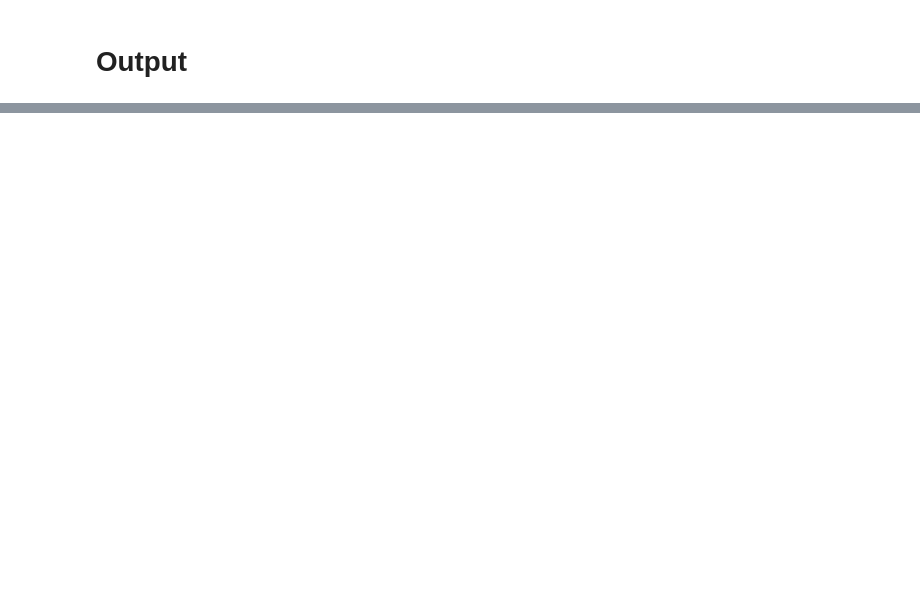
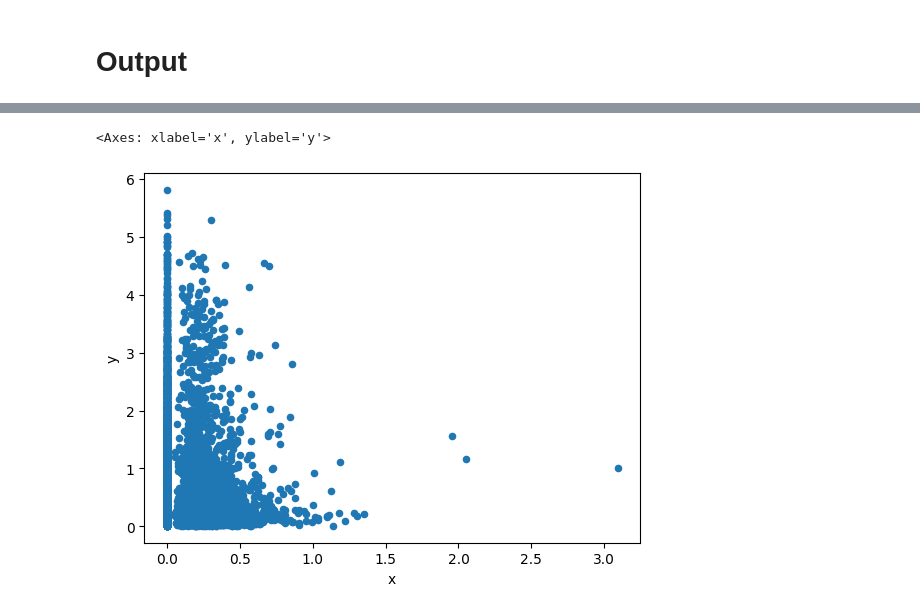
Before and after one commit to jhaberbe/bulk-deconvolution, a Jupyter notebook: notebook/cleaned-up.ipynb, the cells around one changed output, grey strips where cells are left out. Drawn from its saved outputs; the diff is of its cells as text; code cells hidden in the pictures; blank space fills up the shorter version.

```diff
--- a/notebook/cleaned-up.ipynb
+++ b/notebook/cleaned-up.ipynb
@@ -135,0 +186,24 @@ for epoch in range(50):
+# %%
+
+optimizer = torch.optim.Adam(model.parameters(), lr=1e-3)
+
+# Training loop
+for epoch in range(10_000):
+    model.train()
+    epoch_loss = 0.0
+
+    for batch_mixture, batch_expr, batch_counts in loader:
+        batch_mixture = batch_mixture.to("cuda")  # [b, C]
+        batch_expr = batch_expr.to("cuda")        # [b, F]
+        batch_counts = batch_counts.to("cuda")    # [b, C, F]
+
+        optimizer.zero_grad()
+        alpha_pred = model(batch_mixture, batch_expr)  # [b, C, F]
+        loss = model.dirichlet_multinomial_loss(alpha_pred, batch_counts)
+        loss.backward()
+        optimizer.step()
+
+        epoch_loss += loss.item()
+
+    avg_loss = epoch_loss / len(loader)
+    print(f"Epoch {epoch} | Loss: {avg_loss:.4f}")
@@ -136,3 +229,3 @@ for epoch in range(50):
 # %%
-torch.save(dirichlet_model, "../models/dirichlet_model.pt")
-dirichlet_model = torch.load("../models/dirichlet_model.pt", weights_only=False)
+torch.save(dirichlet_model, "../models/dirichlet_expr_model.pt")
+# dirichlet_model = torch.load("../models/dirichlet_model.pt", weights_only=False)
@@ -179,3 +258,4 @@ pbulk.obs
-# %%
-for i, layer in enumerate(pbulk.obs.columns):
-    pbulk.layers["expected " + layer] = layer_counts[:, i, :].cpu().detach().numpy()
+# %%
+for i, layer in enumerate(pbulk.obs.columns):
+    pbulk.layers["predicted " + layer] = layer_counts[:, i, :].cpu().detach().numpy()
+    pbulk.layers["alpha " + layer] = dirichlet_model(batch_mixture)[:, i, :].cpu().detach().numpy()
@@ -181,0 +283,9 @@ for i, layer in enumerate(pbulk.obs.columns):
+# %%
+import pandas as pd
+pd.DataFrame({
+    "x": pbulk.layers["astrocyte"][:, 1],
+    "y": pbulk.layers["alpha astrocyte"][:, 1]
+}).plot.scatter("x", "y")
+# %% [output]
+<Axes: xlabel='x', ylabel='y'>
+[figure, added]
```
Also changed, not shown: parts of 13 cells of this notebook, 3 other files.
